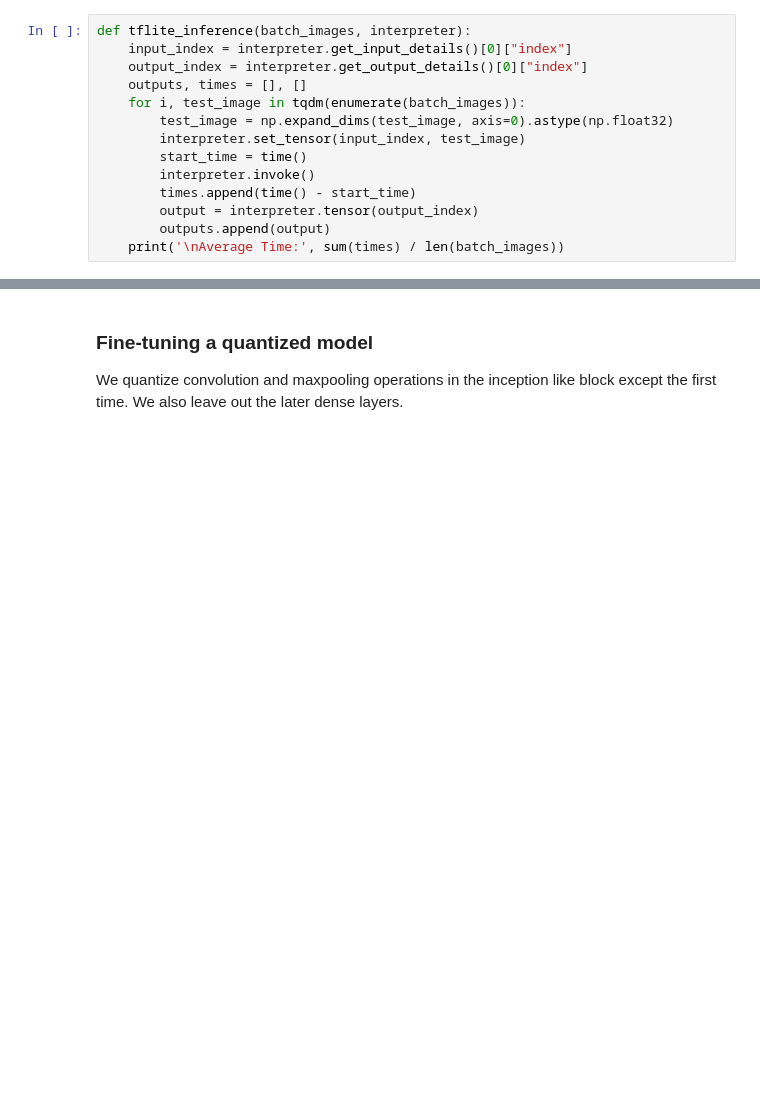
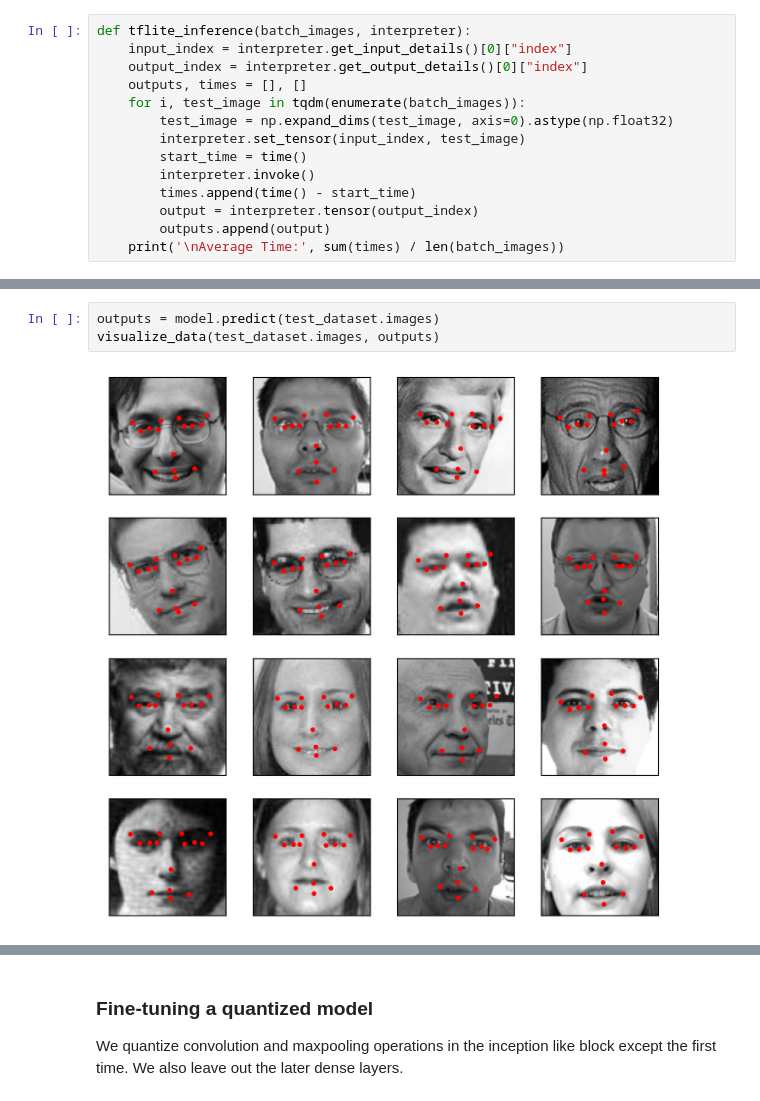
Before and after one commit to soumik12345/Facial-keypoints-detection, a Jupyter notebook: facial_keypoints_Inception.ipynb, the cells around one changed output, grey strips where cells are left out. Cells and saved outputs as stored; diff of their text form; blank space fills up the shorter version.

```diff
--- a/facial_keypoints_Inception.ipynb
+++ b/facial_keypoints_Inception.ipynb
@@ -351,3 +347,8 @@ Average Time: 2.155371978878975
+# %%
+outputs = model.predict(test_dataset.images)
+visualize_data(test_dataset.images, outputs)
+# %% [output]
+[figure, added]
 # %% [markdown]
 ## Quantization-aware Training
 
```
Also changed, not shown: parts of 17 cells of this notebook.
